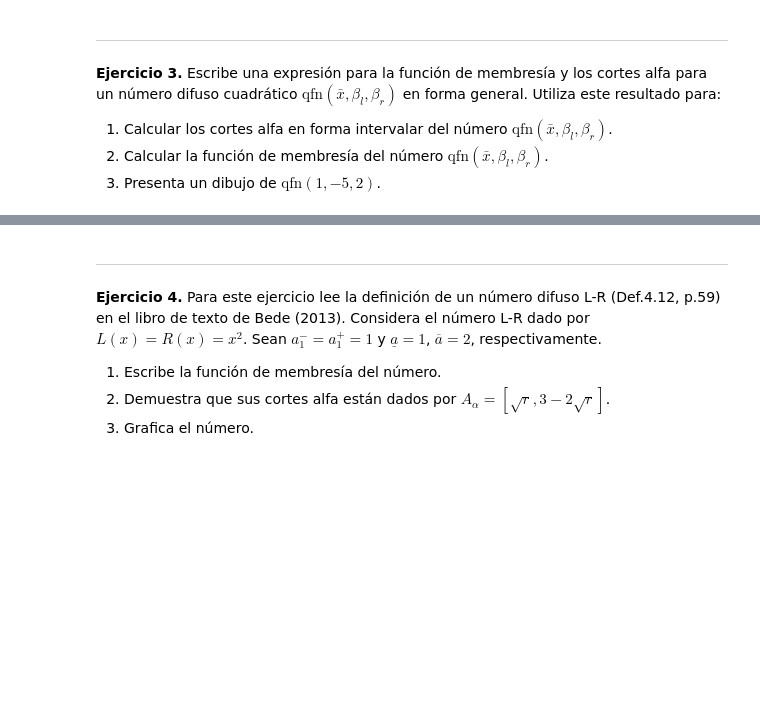
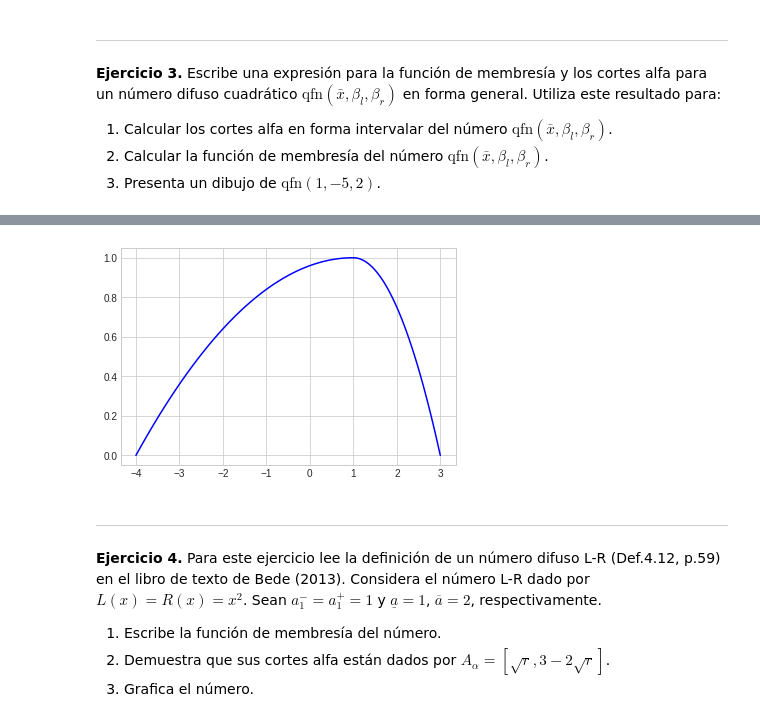
Before and after one commit to Marceeaax/FuzzyLogic, a Jupyter notebook: ejercitario2.ipynb, the cells around one changed output, grey strips where cells are left out. Saved outputs shown, nothing was run; the diff lists cells and outputs as text; code cells hidden in the pictures; blank space fills up the shorter version.

```diff
--- a/ejercitario2.ipynb
+++ b/ejercitario2.ipynb
@@ -153,3 +178,25 @@ $$
+# %%
+%matplotlib inline
+import matplotlib.pyplot as plt
+plt.style.use('seaborn-whitegrid')
+import numpy as np
+
+fig = plt.figure()
+ax = plt.axes()
+
+x1 = np.linspace(-4, 1, 100)
+
+y1 = 1 - ((x1-1)**2)/25
+
+x2 = np.linspace(1, 3, 100)
+
+y2 = 1 - ((x2-1)**2)/4
+
+ax.plot(x1, y1,color='blue');
+
+ax.plot(x2, y2,color='blue');
+# %% [output]
+[figure, added]
 # %% [markdown]
 ---
 **Ejercicio 4.** Para este ejercicio lee la definición de un número difuso L-R (Def.4.12, p.59) en el libro de texto de Bede (2013). Considera el número L-R dado por $L(x)=R(x)=x^2$. Sean $a_1^-=a_1^+=1$ y $\underline{a}=1$, $\overline{a}=2$, respectivamente.
```
Also changed, not shown: parts of 3 cells of this notebook, 2 other files.
